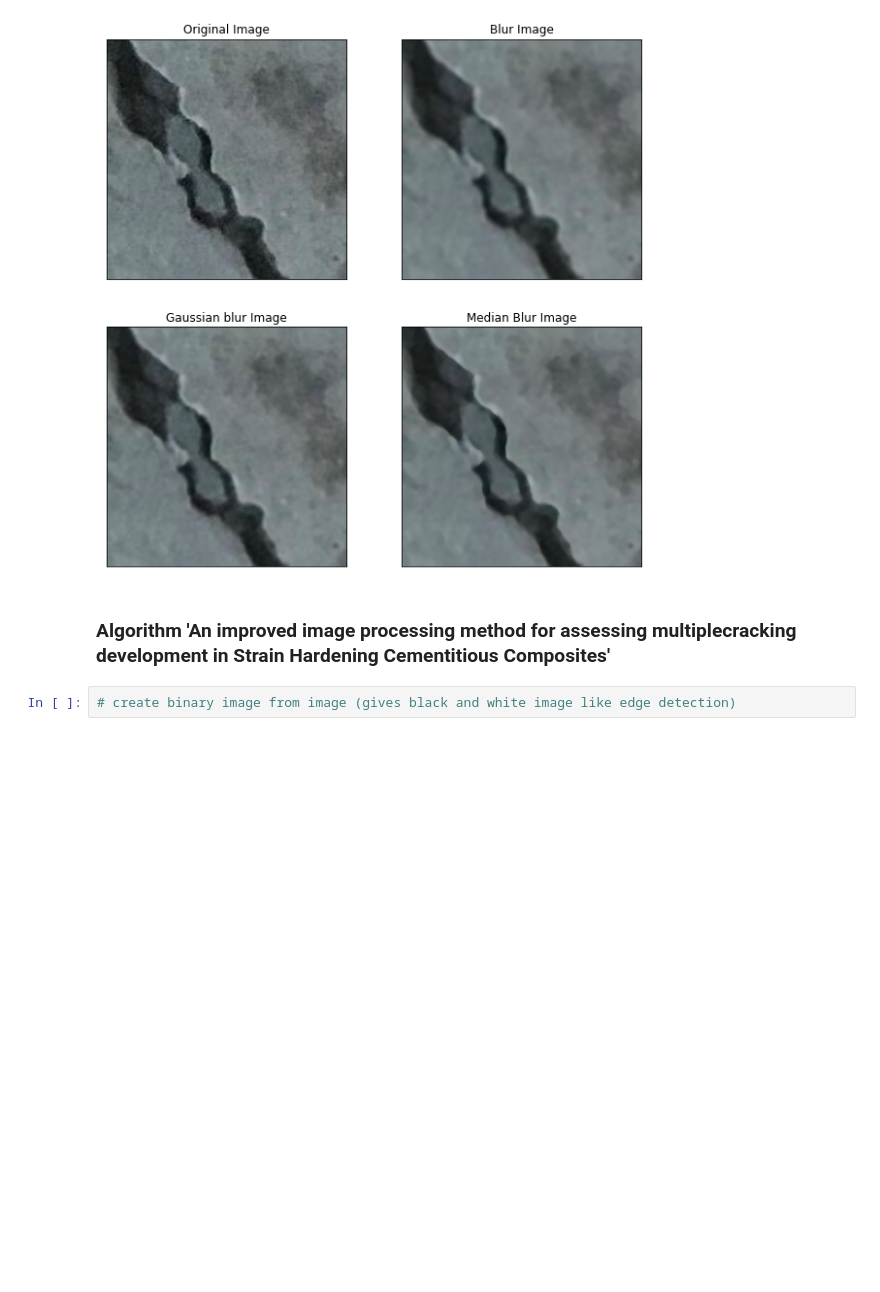
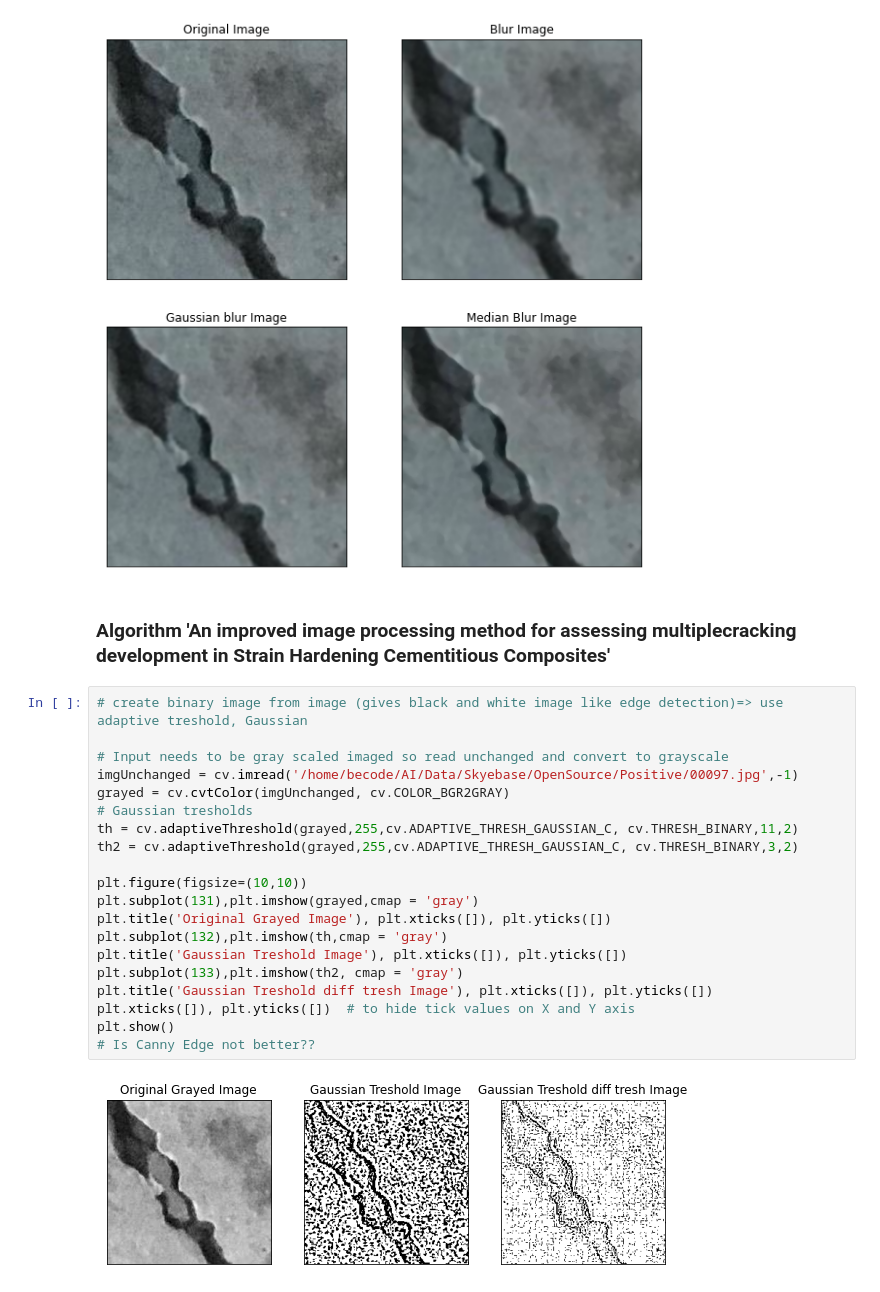
Before and after one commit to kristof-becode/Concrete-Crack-Detection, a Jupyter notebook: Preprocess1.ipynb, the cells around one changed output. Drawn from its saved outputs; the diff is of its cells as text; blank space fills up the shorter version.

Commit message:
Update Image Preprocessing

```diff
--- a/Preprocess1.ipynb
+++ b/Preprocess1.ipynb
@@ -102,5 +102,25 @@ plt.show()
 [figure]
 # %% [markdown]
 ### Algorithm 'An improved image processing method for assessing multiplecracking development in Strain Hardening Cementitious Composites'
-# %%
-# create binary image from image (gives black and white image like edge detection)
+# %%
+# create binary image from image (gives black and white image like edge detection)=> use adaptive treshold, Gaussian
+
+# Input needs to be gray scaled imaged so read unchanged and convert to grayscale
+imgUnchanged = cv.imread('/home/becode/AI/Data/Skyebase/OpenSource/Positive/00097.jpg',-1)
+grayed = cv.cvtColor(imgUnchanged, cv.COLOR_BGR2GRAY)
+# Gaussian tresholds
+th = cv.adaptiveThreshold(grayed,255,cv.ADAPTIVE_THRESH_GAUSSIAN_C, cv.THRESH_BINARY,11,2)
+th2 = cv.adaptiveThreshold(grayed,255,cv.ADAPTIVE_THRESH_GAUSSIAN_C, cv.THRESH_BINARY,3,2)
+
+plt.figure(figsize=(10,10))
+plt.subplot(131),plt.imshow(grayed,cmap = 'gray')
+plt.title('Original Grayed Image'), plt.xticks([]), plt.yticks([])
+plt.subplot(132),plt.imshow(th,cmap = 'gray')
+plt.title('Gaussian Treshold Image'), plt.xticks([]), plt.yticks([])
+plt.subplot(133),plt.imshow(th2, cmap = 'gray')
+plt.title('Gaussian Treshold diff tresh Image'), plt.xticks([]), plt.yticks([])
+plt.xticks([]), plt.yticks([])  # to hide tick values on X and Y axis
+plt.show()
+# Is Canny Edge not better??
+# %% [output]
+[figure, added]
```
Also changed, not shown: parts of 11 cells of this notebook.
